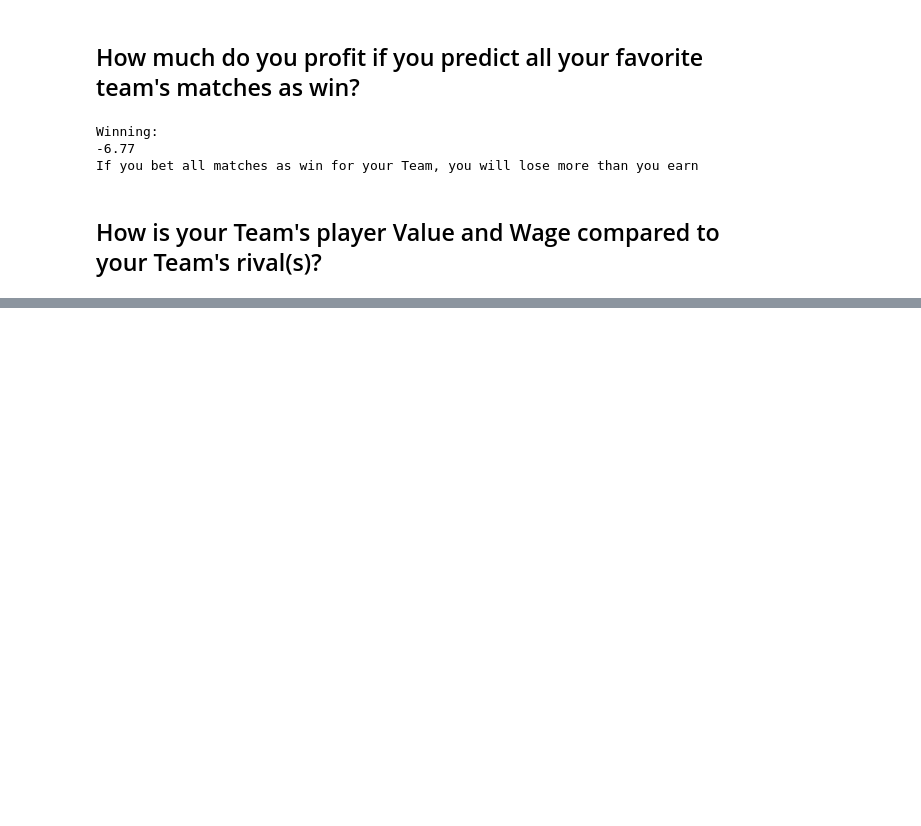
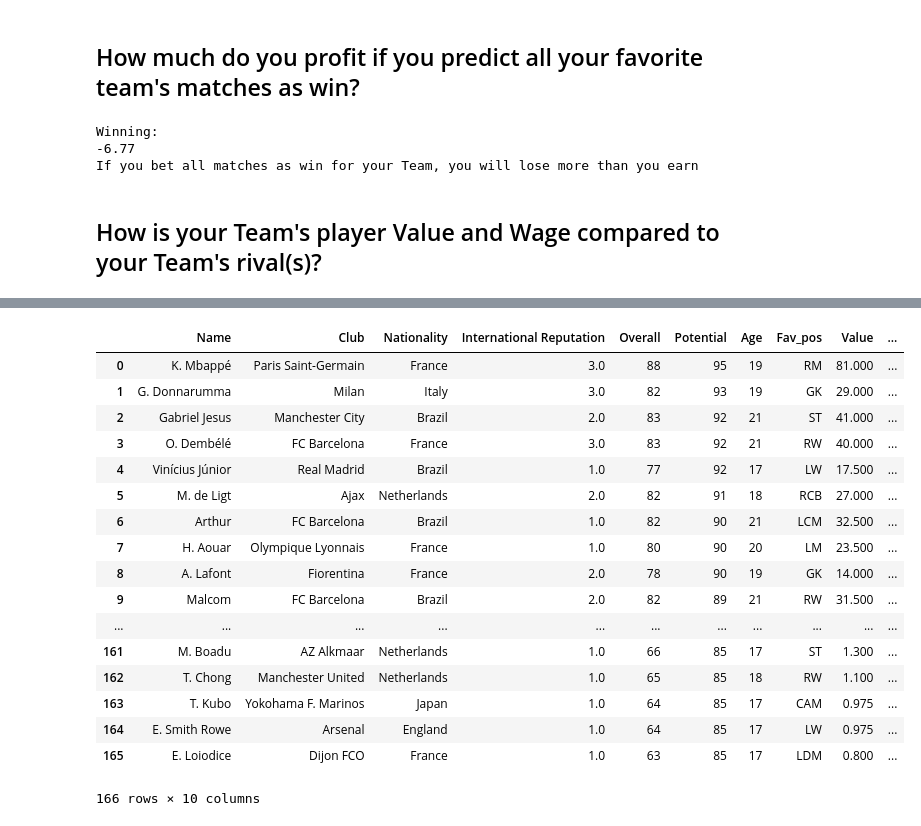
Before and after one commit to dqa611/Football-Analysis, a Jupyter notebook: Football Analysis.ipynb, the cells around one changed output, grey strips where cells are left out. Drawn from its saved outputs; the diff is of its cells as text; code cells hidden in the pictures; blank space fills up the shorter version.

```diff
--- a/Football Analysis.ipynb
+++ b/Football Analysis.ipynb
@@ -271,0 +299,30 @@ L. Messi
+# %%
+pd.read_sql_query("SELECT Name, Club, Nationality, playerstats.'International Reputation', Overall, Potential, Age, Position as Fav_pos, \
+                    CASE \
+                    WHEN Value LIKE '%M%' THEN CAST(REPLACE(REPLACE(Value, '€',''), 'M','') AS REAL) \
+                    WHEN Value LIKE '%K' THEN CAST(REPLACE(REPLACE(Value, '€',''), 'K','') AS REAL)/1000 \
+                    END AS Value, \
+                    CASE \
+                    WHEN playerstats.'Release Clause' LIKE '%M%' THEN CAST(REPLACE(REPLACE(playerstats.'Release Clause', '€',''), 'M','') AS REAL) \
+                    WHEN playerstats.'Release Clause' LIKE '%K' THEN CAST(REPLACE(REPLACE(playerstats.'Release Clause', '€',''), 'K','') AS REAL)/1000  \
+                    END AS Release FROM playerstats WHERE Age<22 AND Potential>84 \
+                    ORDER BY Potential DESC, Value DESC", conn)
+# %% [output]
+|  | Name | Club | Nationality | International Reputation | Overall | Potential | Age | Fav_pos | Value | ... |
+| 0 | K. Mbappé | Paris Saint-Germain | France | 3.0 | 88 | 95 | 19 | RM | 81.000 | ... |
+| 1 | G. Donnarumma | Milan | Italy | 3.0 | 82 | 93 | 19 | GK | 29.000 | ... |
+| 2 | Gabriel Jesus | Manchester City | Brazil | 2.0 | 83 | 92 | 21 | ST | 41.000 | ... |
+| 3 | O. Dembélé | FC Barcelona | France | 3.0 | 83 | 92 | 21 | RW | 40.000 | ... |
+| 4 | Vinícius Júnior | Real Madrid | Brazil | 1.0 | 77 | 92 | 17 | LW | 17.500 | ... |
+| 5 | M. de Ligt | Ajax | Netherlands | 2.0 | 82 | 91 | 18 | RCB | 27.000 | ... |
+| 6 | Arthur | FC Barcelona | Brazil | 1.0 | 82 | 90 | 21 | LCM | 32.500 | ... |
+| 7 | H. Aouar | Olympique Lyonnais | France | 1.0 | 80 | 90 | 20 | LM | 23.500 | ... |
+| 8 | A. Lafont | Fiorentina | France | 2.0 | 78 | 90 | 19 | GK | 14.000 | ... |
+| 9 | Malcom | FC Barcelona | Brazil | 2.0 | 82 | 89 | 21 | RW | 31.500 | ... |
+| ... | ... | ... | ... | ... | ... | ... | ... | ... | ... | ... |
+| 161 | M. Boadu | AZ Alkmaar | Netherlands | 1.0 | 66 | 85 | 17 | ST | 1.300 | ... |
+| 162 | T. Chong | Manchester United | Netherlands | 1.0 | 65 | 85 | 18 | RW | 1.100 | ... |
+| 163 | T. Kubo | Yokohama F. Marinos | Japan | 1.0 | 64 | 85 | 17 | CAM | 0.975 | ... |
+| 164 | E. Smith Rowe | Arsenal | England | 1.0 | 64 | 85 | 17 | LW | 0.975 | ... |
+| 165 | E. Loiodice | Dijon FCO | France | 1.0 | 63 | 85 | 17 | LDM | 0.800 | ... |
+166 rows × 10 columns
```
Also changed, not shown: parts of 13 cells of this notebook.
